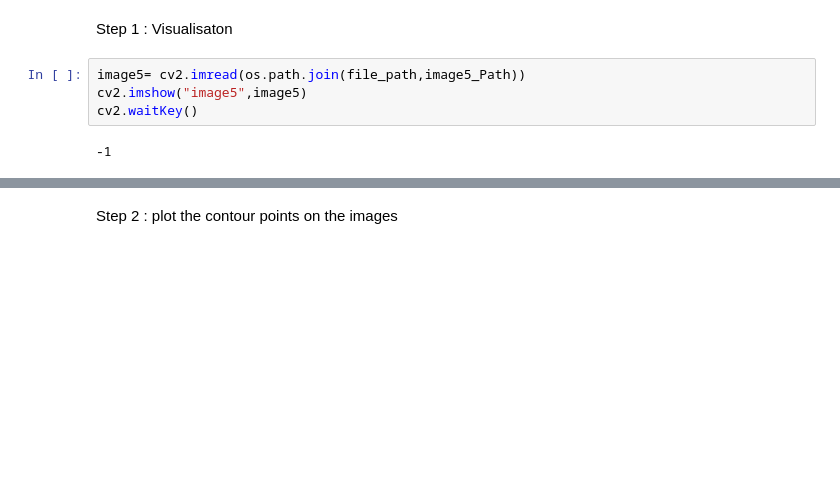
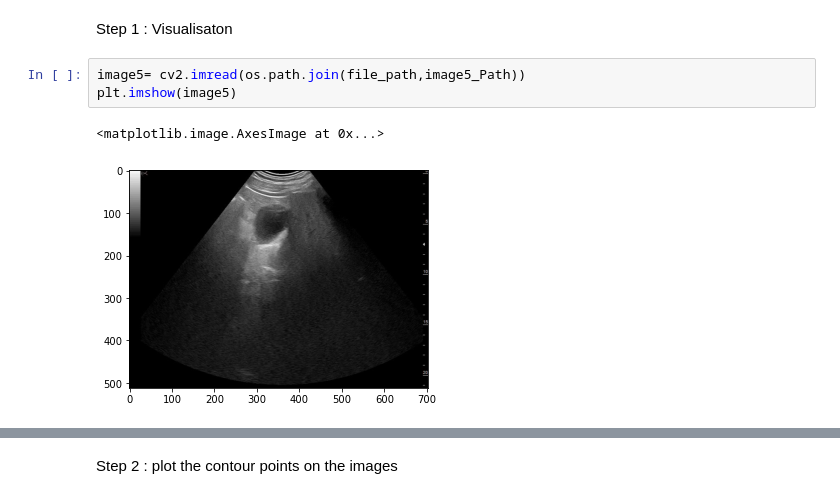
Before and after one commit to yousraBRK/Vesicule_Segmentation_with_ContourRegularisation, a Jupyter notebook: Code.ipynb, the cells around one changed output, grey strips where cells are left out. Drawn from its saved outputs; the diff is of its cells as text; blank space fills up the shorter version.

```diff
--- a/Code.ipynb
+++ b/Code.ipynb
@@ -23,9 +23,9 @@ CenterP7_file="7_CoordinateCenter.csv"
 Step 1 : Visualisaton
 # %%
 image5= cv2.imread(os.path.join(file_path,image5_Path))
-cv2.imshow("image5",image5)
-cv2.waitKey()
+plt.imshow(image5)
 # %% [output]
--1
+<matplotlib.image.AxesImage at 0x...>
+[figure, added]
 # %%
 image6= cv2.imread(os.path.join(file_path,image6_Path))
```
Also changed, not shown: parts of 8 cells of this notebook.
